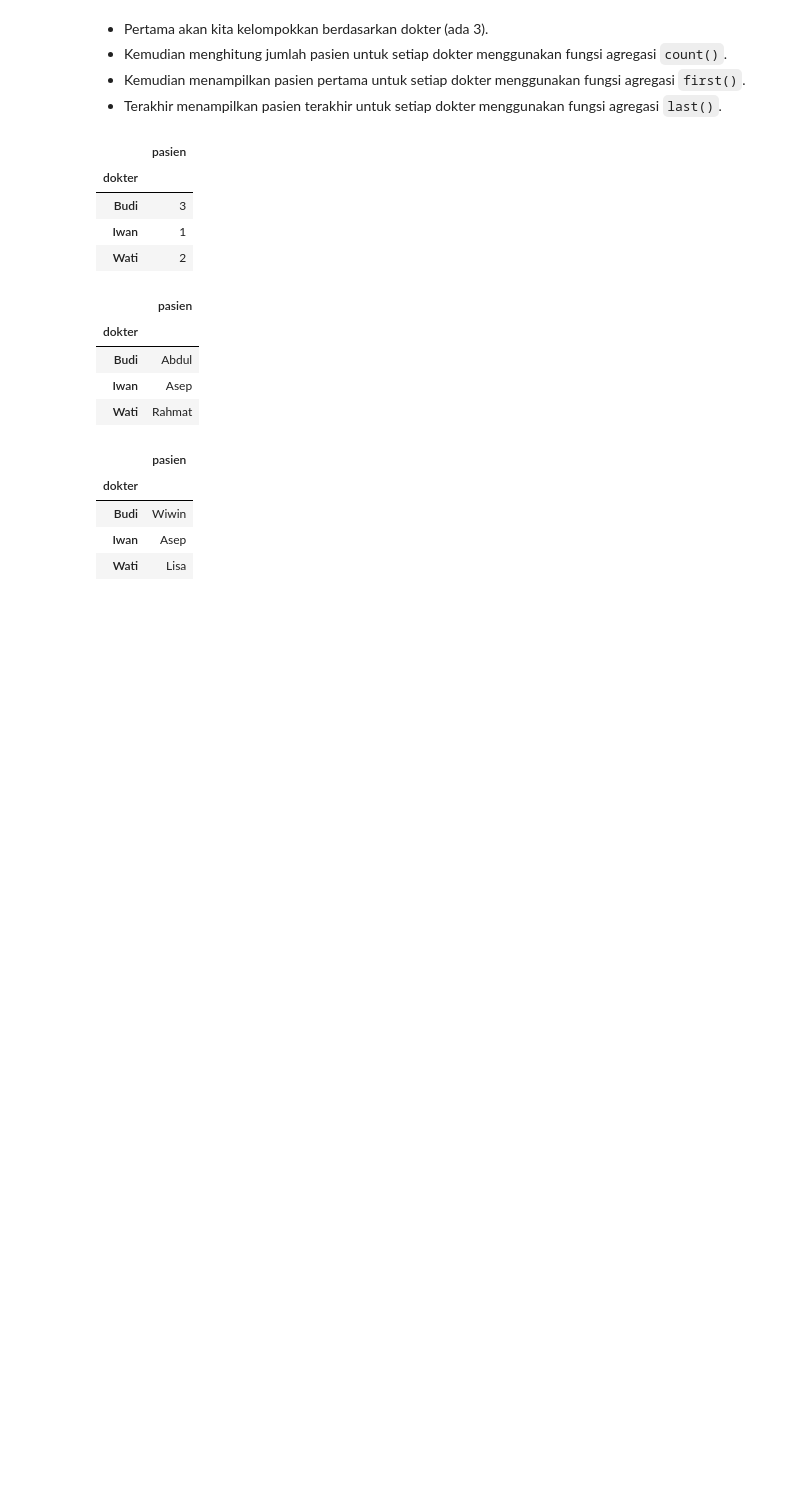
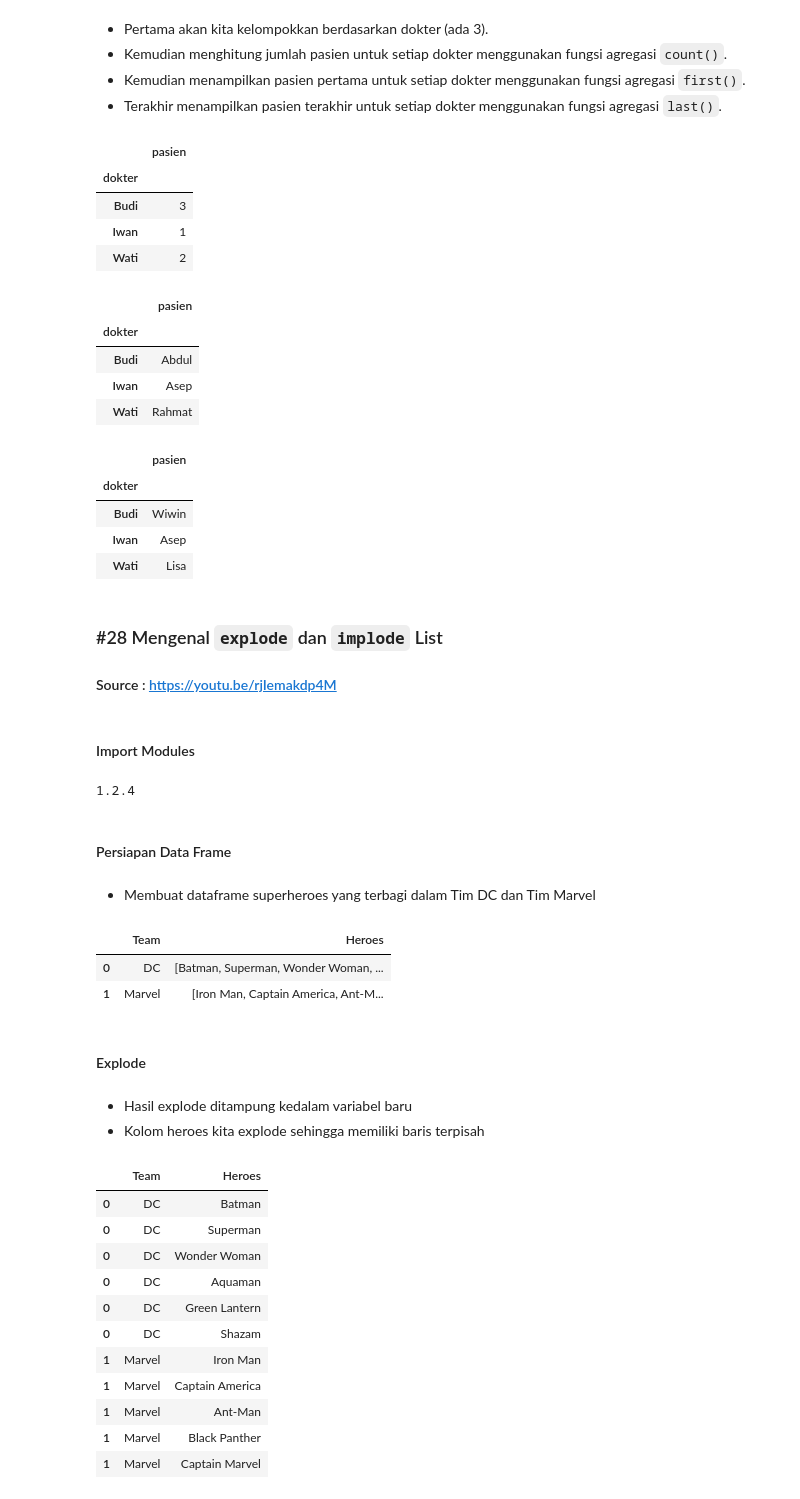
Before and after one commit to AlbertusAlanMehetabel/trik_pandas, a Jupyter notebook: Trik_Pandas_07.ipynb, the cells around one changed output. Saved outputs shown, nothing was run; the diff lists cells and outputs as text; code cells hidden in the pictures; blank space fills up the shorter version.

Commit message:
Finished 'Trik_Pandas_07.ipynb' with 4 tricks
- Add 'Mengenal explode dan implode List' tricks
    - Add 'Explode' points
    - Add 'Implode' points

```diff
--- a/Trik_Pandas_07.ipynb
+++ b/Trik_Pandas_07.ipynb
@@ -185,3 +185,52 @@ df.groupby('dokter')['pasien'].last().to_frame()
 | Budi | Wiwin |
 | Iwan | Asep |
 | Wati | Lisa |
+# %% [markdown]
+####
+### #28 Mengenal `explode` dan `implode` List
+#### Source : https://youtu.be/rjIemakdp4M
+# %% [markdown]
+#### Import Modules
+# %%
+import pandas as pd
+
+# Cek versi
+print(pd.__version__)
+# %% [output]
+1.2.4
+# %% [markdown]
+#### Persiapan Data Frame
+# %% [markdown]
+- Membuat dataframe superheroes yang terbagi dalam Tim DC dan Tim Marvel
+# %%
+d = {'Team':['DC', 'Marvel'],
+     'Heroes':[['Batman', 'Superman', 'Wonder Woman', 'Aquaman', 'Green Lantern', 'Shazam'],
+               ['Iron Man', 'Captain America', 'Ant-Man', 'Black Panther', 'Captain Marvel']]}
+
+df = pd.DataFrame(d)
+df
+# %% [output]
+|  | Team | Heroes |
+| 0 | DC | [Batman, Superman, Wonder Woman, ... |
+| 1 | Marvel | [Iron Man, Captain America, Ant-M... |
+# %% [markdown]
+#### Explode
+# %% [markdown]
+- Hasil explode ditampung kedalam variabel baru
+- Kolom heroes kita explode sehingga memiliki baris terpisah
+# %%
+df1 = df.explode('Heroes')
+df1
+# %% [output]
+|  | Team | Heroes |
+| 0 | DC | Batman |
+| 0 | DC | Superman |
+| 0 | DC | Wonder Woman |
+| 0 | DC | Aquaman |
+| 0 | DC | Green Lantern |
+| 0 | DC | Shazam |
+| 1 | Marvel | Iron Man |
+| 1 | Marvel | Captain America |
+| 1 | Marvel | Ant-Man |
+| 1 | Marvel | Black Panther |
+| 1 | Marvel | Captain Marvel |
```
Also changed, not shown: parts of 4 cells of this notebook.
